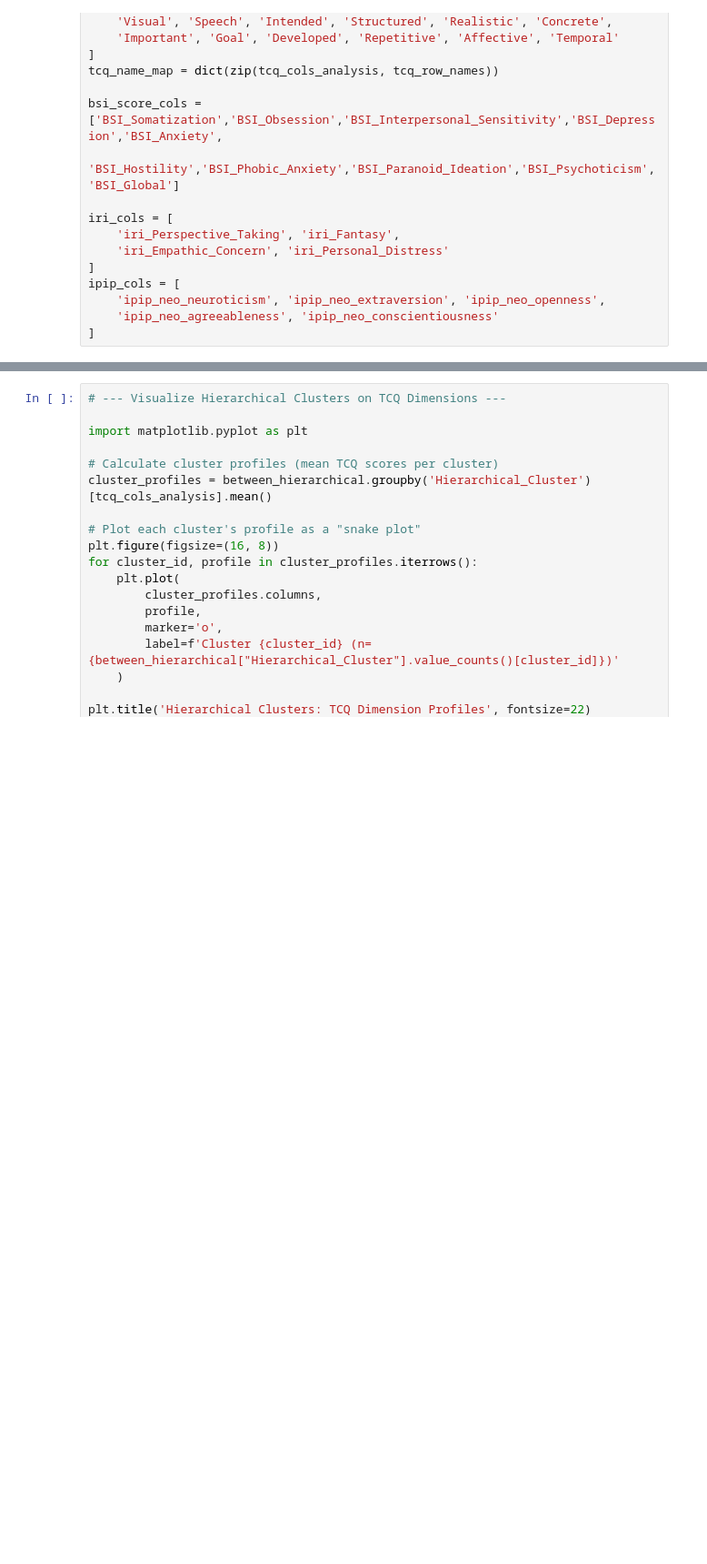
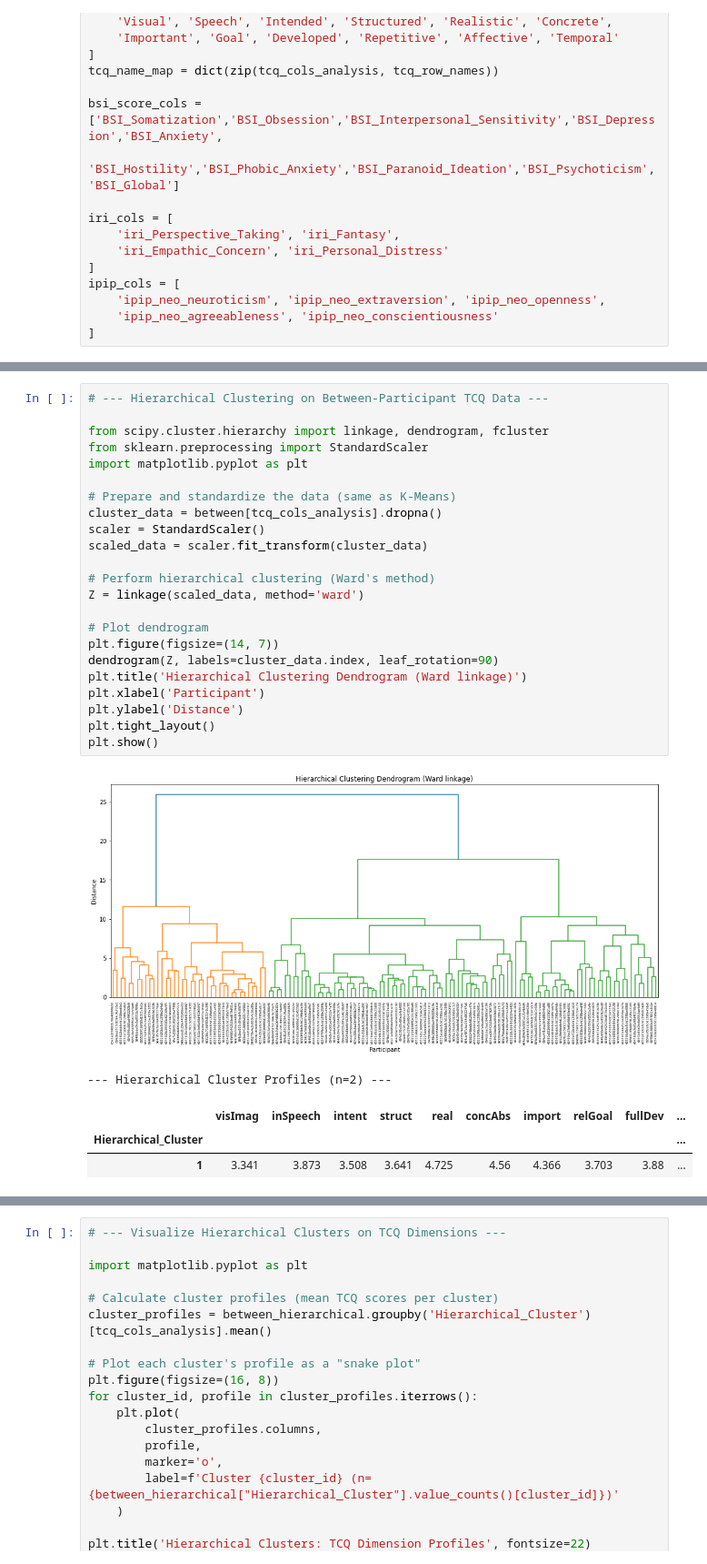
Before and after one commit to thandre6000/MindWanderAnalysis, a Jupyter notebook: notebooks/Clustering.ipynb, the cells around one changed output, grey strips where cells are left out. Shown at 91% size. Saved outputs shown, nothing was run; the diff lists cells and outputs as text; blank space fills up the shorter version.

```diff
--- a/notebooks/Clustering.ipynb
+++ b/notebooks/Clustering.ipynb
@@ -196,0 +75,29 @@ A negative value means it's below the overall average.
+# %%
+# --- Hierarchical Clustering on Between-Participant TCQ Data ---
+
+from scipy.cluster.hierarchy import linkage, dendrogram, fcluster
+from sklearn.preprocessing import StandardScaler
+import matplotlib.pyplot as plt
+
+# Prepare and standardize the data (same as K-Means)
+cluster_data = between[tcq_cols_analysis].dropna()
+scaler = StandardScaler()
+scaled_data = scaler.fit_transform(cluster_data)
+
+# Perform hierarchical clustering (Ward's method)
+Z = linkage(scaled_data, method='ward')
+
+# Plot dendrogram
+plt.figure(figsize=(14, 7))
+dendrogram(Z, labels=cluster_data.index, leaf_rotation=90)
+plt.title('Hierarchical Clustering Dendrogram (Ward linkage)')
+plt.xlabel('Participant')
+plt.ylabel('Distance')
+plt.tight_layout()
+plt.show()
+# %% [output]
+[figure, added]
+--- Hierarchical Cluster Profiles (n=2) ---
+|  | visImag | inSpeech | intent | struct | real | concAbs | import | relGoal | fullDev | ... |
+| Hierarchical_Cluster |  |  |  |  |  |  |  |  |  | ... |
+| 1 | 3.341 | 3.873 | 3.508 | 3.641 | 4.725 | 4.56 | 4.366 | 3.703 | 3.88 | ... |
```
Also changed, not shown: parts of 12 cells of this notebook, 1 other file.
